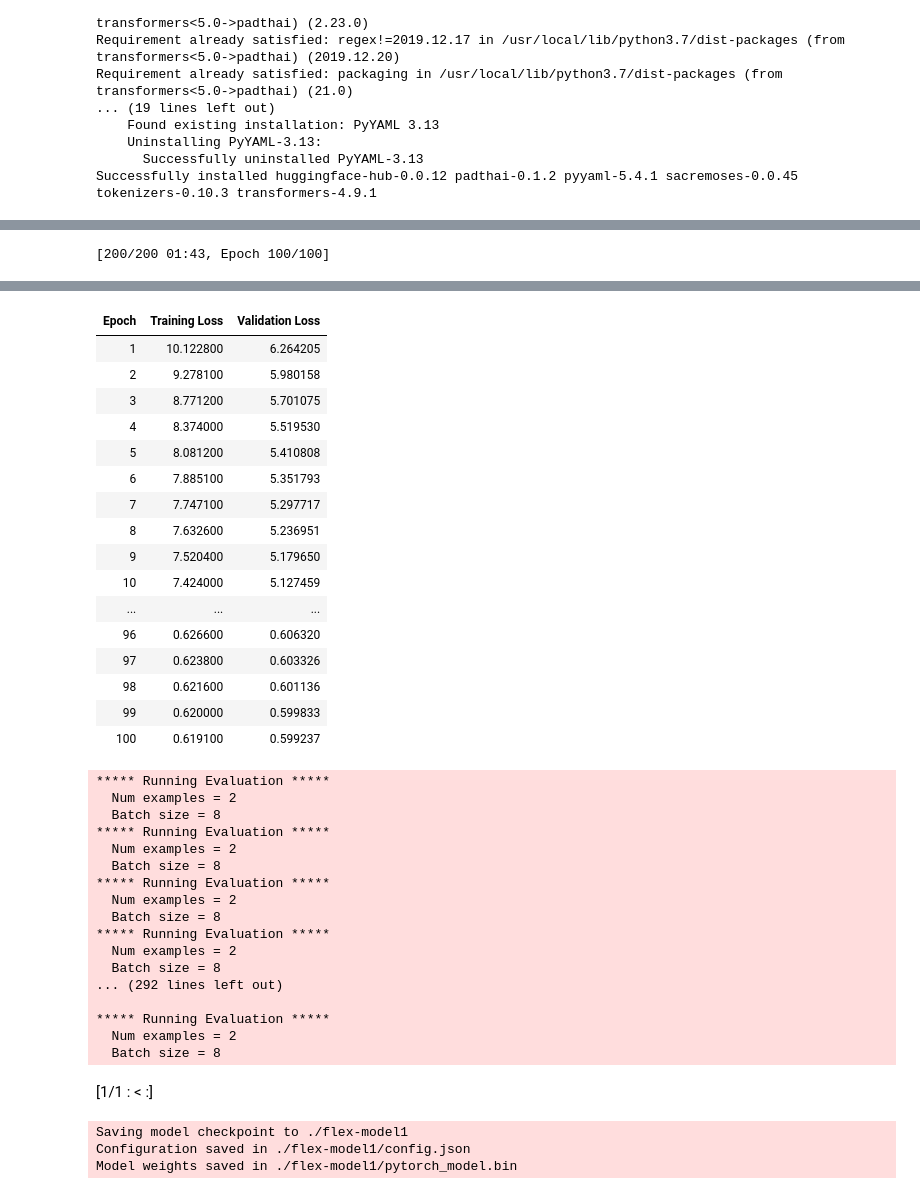
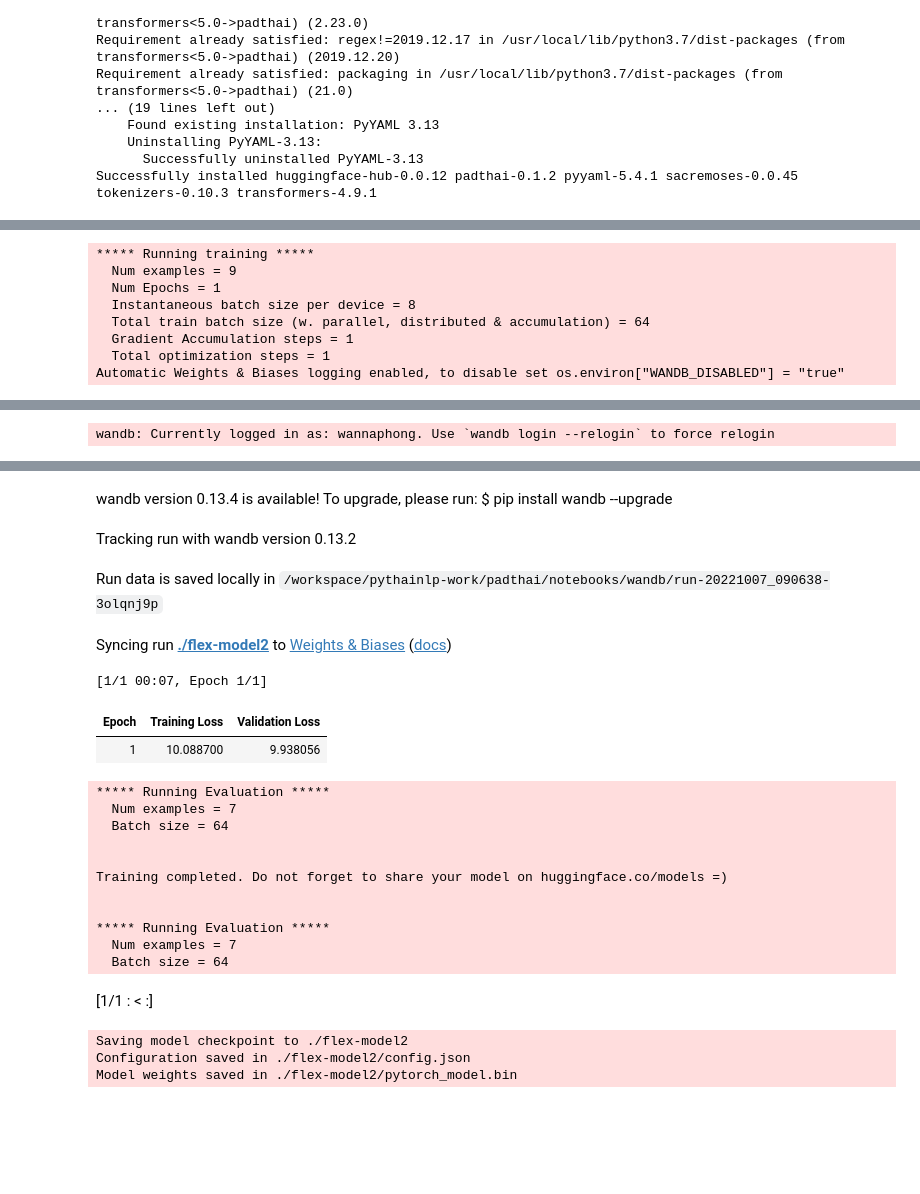
Before and after one commit to PyThaiNLP/padthai, a Jupyter notebook: notebooks/text_generation.ipynb, the cells around one changed output, grey strips where cells are left out. Drawn from its saved outputs; the diff is of its cells as text; code cells hidden in the pictures; blank space fills up the shorter version.

```diff
--- a/notebooks/text_generation.ipynb
+++ b/notebooks/text_generation.ipynb
@@ -46,2 +85,2 @@ from padthai import *
 # %%
-flaxgpt2_model = FlaxGPT2FewShot('./flex-model1')
+flaxgpt2_model = FlaxGPT2FewShot('./flex-model2')
@@ -48,8 +92,9 @@ flaxgpt2_model = FlaxGPT2FewShot('./flex-model1')
 # %%
 flaxgpt2_model.train(
-    data,
+    train_data=data[:9],
+    test_data=data[9:],
     logging_dir='./log_model_flex',
-    num_train_epochs=100,
+    num_train_epochs=1, # change!!!
     train_size=0.9,
     batch_size=8,
     save_every_epochs=False
@@ -65 +105,8 @@ flaxgpt2_model.train(
-[200/200 01:43, Epoch 100/100]
+***** Running training *****
+  Num examples = 9
+  Num Epochs = 1
+  Instantaneous batch size per device = 8
+  Total train batch size (w. parallel, distributed & accumulation) = 64
+  Gradient Accumulation steps = 1
+  Total optimization steps = 1
+Automatic Weights & Biases logging enabled, to disable set os.environ["WANDB_DISABLED"] = "true"
@@ -65,0 +118 @@ flaxgpt2_model.train(
+wandb: Currently logged in as: wannaphong. Use `wandb login --relogin` to force relogin
@@ -66,41 +120,25 @@ flaxgpt2_model.train(
+wandb version 0.13.4 is available! To upgrade, please run: $ pip install wandb --upgrade
+Tracking run with wandb version 0.13.2
+Run data is saved locally in /workspace/pythainlp-work/padthai/notebooks/wandb/run-20221007_090638-3olqnj9p
+Syncing run ./flex-model2 to Weights & Biases (docs)
+[1/1 00:07, Epoch 1/1]
 | Epoch | Training Loss | Validation Loss |
-| 1 | 10.122800 | 6.264205 |
-| 2 | 9.278100 | 5.980158 |
-| 3 | 8.771200 | 5.701075 |
-| 4 | 8.374000 | 5.519530 |
-| 5 | 8.081200 | 5.410808 |
-| 6 | 7.885100 | 5.351793 |
-| 7 | 7.747100 | 5.297717 |
-| 8 | 7.632600 | 5.236951 |
-| 9 | 7.520400 | 5.179650 |
-| 10 | 7.424000 | 5.127459 |
-| ... | ... | ... |
-| 96 | 0.626600 | 0.606320 |
-| 97 | 0.623800 | 0.603326 |
-| 98 | 0.621600 | 0.601136 |
-| 99 | 0.620000 | 0.599833 |
-| 100 | 0.619100 | 0.599237 |
+| 1 | 10.088700 | 9.938056 |
-***** Running Evaluation *****
-  Num examples = 2
-  Batch size = 8
-***** Running Evaluation *****
-  Num examples = 2
-  Batch size = 8
-***** Running Evaluation *****
-  Num examples = 2
-  Batch size = 8
-***** Running Evaluation *****
-  Num examples = 2
-  Batch size = 8
-... (292 lines left out)
-
-***** Running Evaluation *****
-  Num examples = 2
-  Batch size = 8
-[1/1 : < :]
-Saving model checkpoint to ./flex-model1
-Configuration saved in ./flex-model1/config.json
-Model weights saved in ./flex-model1/pytorch_model.bin
+***** Running Evaluation *****
+  Num examples = 7
+  Batch size = 64
+
+
+Training completed. Do not forget to share your model on huggingface.co/models =)
+
+
+***** Running Evaluation *****
+  Num examples = 7
+  Batch size = 64
+[1/1 : < :]
+Saving model checkpoint to ./flex-model2
+Configuration saved in ./flex-model2/config.json
+Model weights saved in ./flex-model2/pytorch_model.bin
 # %%
 flaxgpt2_model.gen("ความก้าวหน้าของมนุษย์",max_length=100)
 # %% [output]
```
Also changed, not shown: parts of 10 cells of this notebook, 1 other file.
